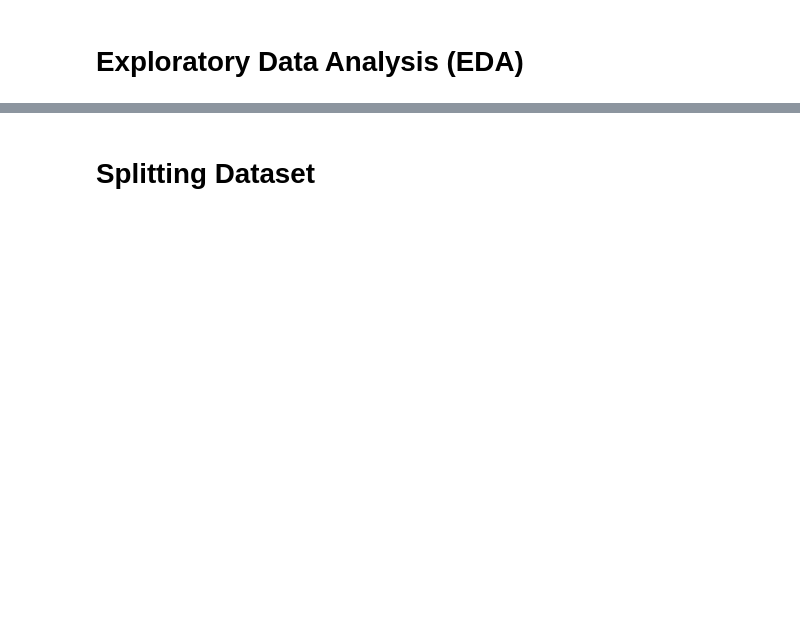
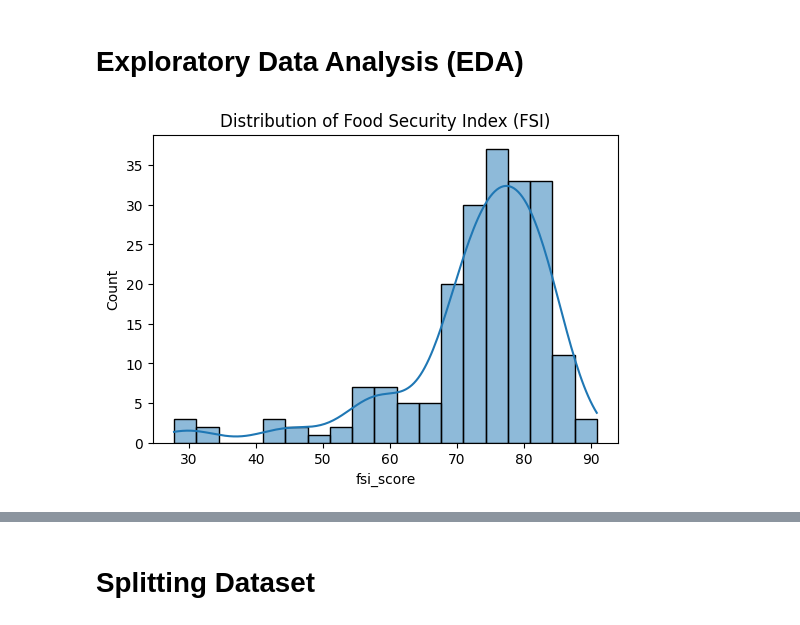
Before and after one commit to MuhammadRibhiRamadan/fsi-prediction-id, a Jupyter notebook: DSAI.ipynb, the cells around one changed output, grey strips where cells are left out. Saved outputs shown, nothing was run; the diff lists cells and outputs as text; code cells hidden in the pictures; blank space fills up the shorter version.

```diff
--- a/DSAI.ipynb
+++ b/DSAI.ipynb
@@ -436,0 +279,8 @@ dtype: int64
+# %%
+# aggregate to province level
+fsva_clean = (
+    fsva
+    .groupby(['province', 'year'])[['Komposit', 'IKP']]
+    .median()
+    .reset_index()
+)
@@ -557,2 +582,10 @@ df.head(30)
 # %% [markdown]
 # **Exploratory Data Analysis (EDA)**
+# %%
+# plot distribution of fsi_score
+plt.figure(figsize=(6,4))
+sns.histplot(df['fsi_score'], kde=True)
+plt.title('Distribution of Food Security Index (FSI)')
+plt.show()
+# %% [output]
+[figure, added]
```
Also changed, not shown: parts of 85 cells of this notebook.
